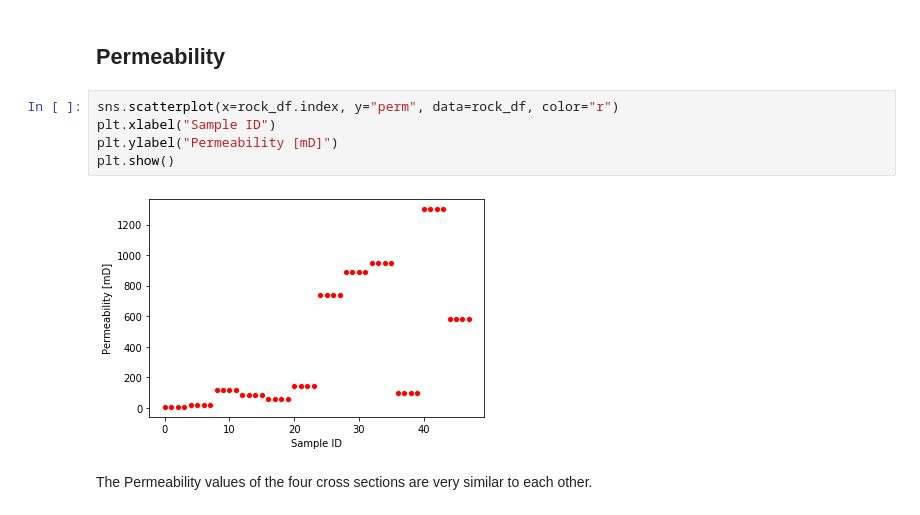
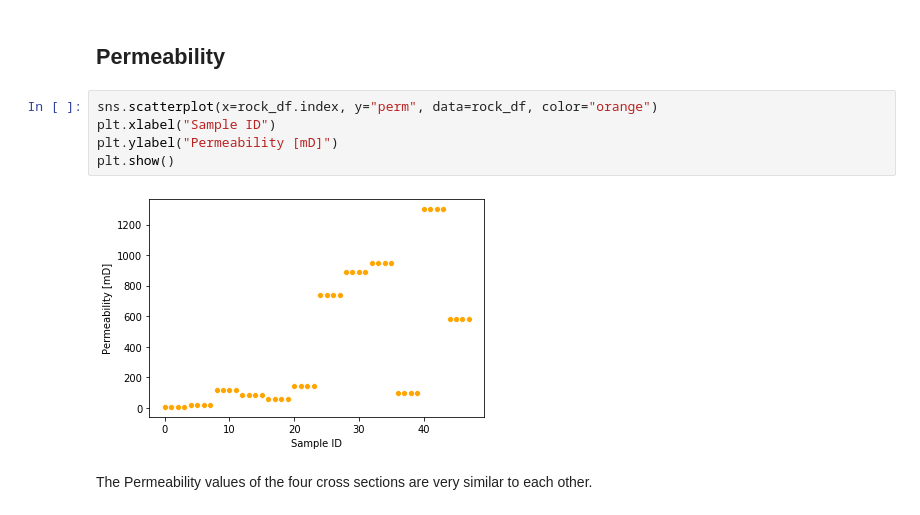
Before and after one commit to ChristianHallerX/DataScienceProjects, a Jupyter notebook: BP_Reservoir_Permeability.ipynb, the cells around one changed output. Cells and saved outputs as stored; diff of their text form.

```diff
--- a/BP_Reservoir_Permeability.ipynb
+++ b/BP_Reservoir_Permeability.ipynb
@@ -115,11 +164,11 @@ plt.show()
 # %% [markdown]
 ## Permeability
 # %%
-sns.scatterplot(x=rock_df.index, y="perm", data=rock_df, color="r")
+sns.scatterplot(x=rock_df.index, y="perm", data=rock_df, color="orange")
 plt.xlabel("Sample ID")
 plt.ylabel("Permeability [mD]")
 plt.show()
 # %% [output]
-[figure, old version]
+[figure, new version]
 # %% [markdown]
 The Permeability values of the four cross sections are very similar to each other.
```
Also changed, not shown: parts of 20 cells of this notebook.
